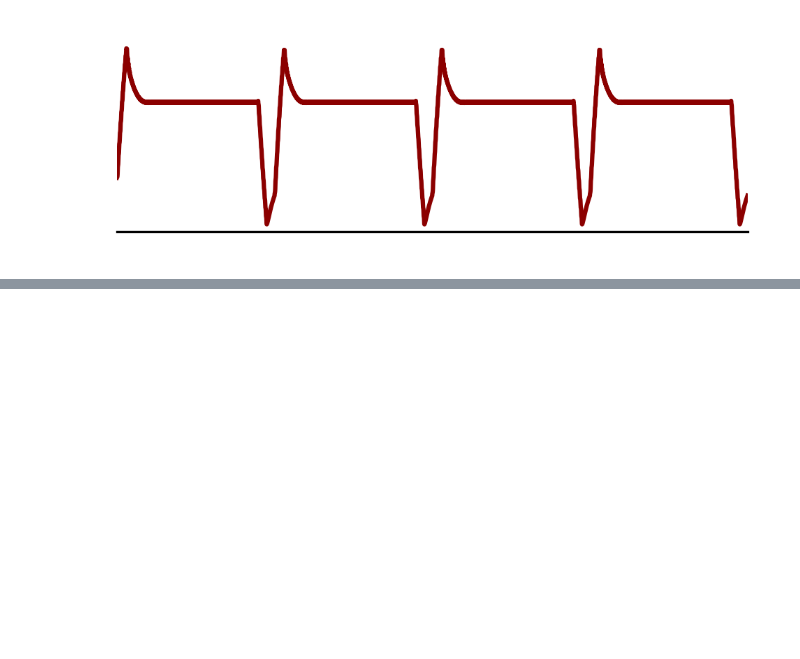
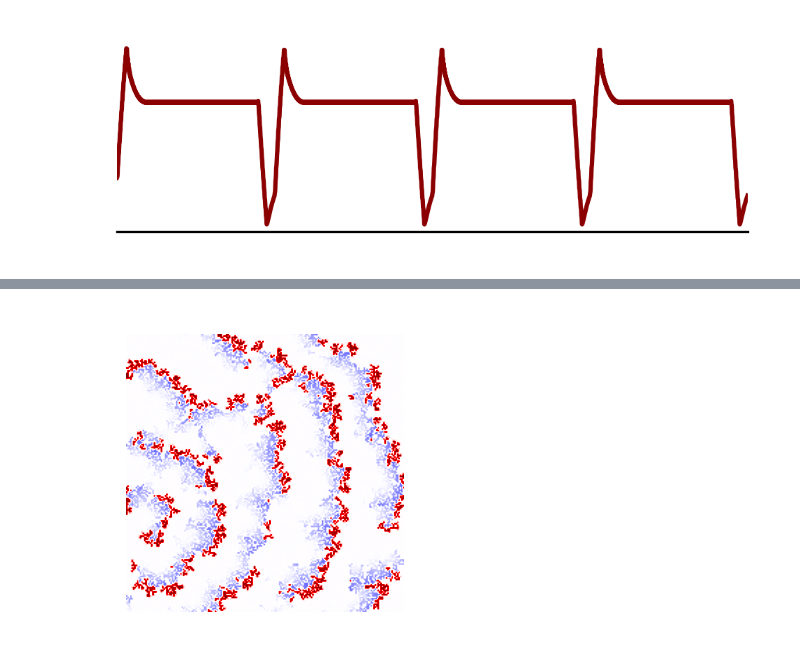
Before and after one commit to Priesemann-Group/perspective_heart_and_brain, a Jupyter notebook: notebooks_figures_paper/FHN_2D_diffusion_toyheart.ipynb, the cells around one changed output, grey strips where cells are left out. Saved outputs shown, nothing was run; the diff lists cells and outputs as text; code cells hidden in the pictures; blank space fills up the shorter version.

```diff
--- a/notebooks_figures_paper/FHN_2D_diffusion_toyheart.ipynb
+++ b/notebooks_figures_paper/FHN_2D_diffusion_toyheart.ipynb
@@ -217,7 +217,7 @@ N=N_x*N_y
 L1, c1 = generate_laplacian(N_x,N_y,0, seed=1000, sparse_matrix=True)
 
 #arrhythmic laplacian
-L2,c2=generate_laplacian(N_x,N_y,0.45, seed=1000, sparse_matrix=True)
+L2,c2=generate_laplacian(N_x,N_y,0.5, seed=1000, sparse_matrix=True)
 # %%
 # here the parameters are the one that we have used for the actual order parameter simulations.
 # To change how ofter the stimulus is applied, change the stimulus_time
@@ -388,0 +408,17 @@ fig.savefig('FHN_2D_diffusion_toyheart_p=0_collective_signal.pdf', **savefig_arg
+# %%
+width_mm=24
+fig, ax = plt.subplots( figsize=(mm_to_inches(width_mm),mm_to_inches(height_mm)), facecolor='none', dpi=300)
+plt.subplots_adjust(left=0.01, right=0.99, top=0.99, bottom=0.01)
+array=u_sol_arr
+array=array.reshape(200,200,-1)
+img = ax.imshow(array[:, :,3000], cmap="seismic", interpolation="bilinear", vmin=-np.max(np.abs(array)), vmax=np.max(np.abs(array)), aspect='auto', rasterized=True)
+ax.spines['left'].set_visible(False)
+ax.spines['bottom'].set_visible(False)
+ax.spines['right'].set_visible(False)
+ax.spines['top'].set_visible(False)
+
+ax.set_xticks([])  # Remove x-axis ticks
+ax.set_yticks([])
+fig.savefig('FHN_2D_diffusion_toyheart_p=0.5_snapshot.pdf', **savefig_args)
+# %% [output]
+[figure, added]
```
Also changed, not shown: parts of 2 cells of this notebook, 3 other files.
